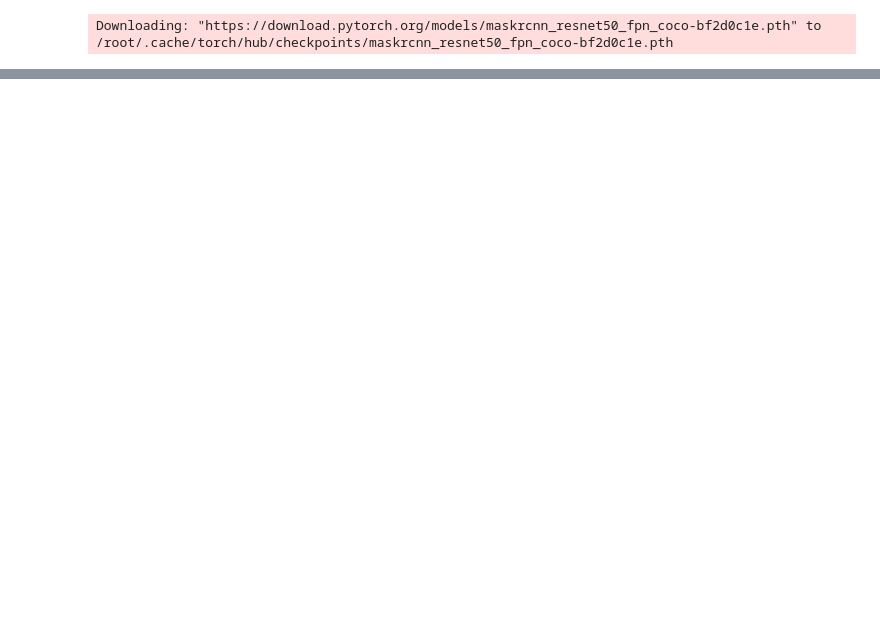
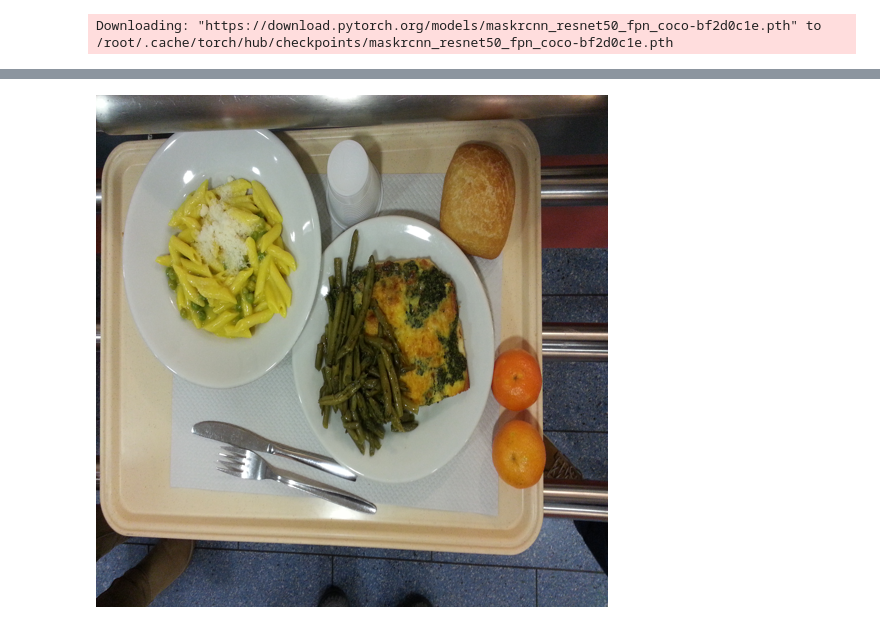
Before and after one commit to rraghuvaran/cohort2g5, a Jupyter notebook: cohort2g5_maskrcnn.ipynb, the cells around one changed output, grey strips where cells are left out. Drawn from its saved outputs; the diff is of its cells as text; code cells hidden in the pictures; blank space fills up the shorter version.

```diff
--- a/cohort2g5_maskrcnn.ipynb
+++ b/cohort2g5_maskrcnn.ipynb
@@ -153,6 +166,11 @@ class Unimib2016FoodDataset(torch.utils.data.Dataset):
         height = img.height
         width = img.width
         #print(height,width)
+        resized_height = 512
+        resized_width = 512
+        rimg = img.resize((resized_width,resized_height))
+        x_resize_factor = resized_width/width
+        y_resize_factor = resized_height/height
 
         boxes = []
         labels = []
@@ -168,23 +186,23 @@ class Unimib2016FoodDataset(torch.utils.data.Dataset):
             # get bounding box coordinates for each object
             bx_list_str = row.bounding_box
             res = np.array(bx_list_str.strip('][').split(', ')).reshape((4, 2)).T.astype(float)
-            xmin = np.min(res[0])
-            xmax = np.max(res[0])
-            ymin = np.min(res[1])
-            ymax = np.max(res[1])
+            xmin = np.min(res[0]) * x_resize_factor
+            xmax = np.max(res[0]) * x_resize_factor
+            ymin = np.min(res[1]) * y_resize_factor
+            ymax = np.max(res[1]) * y_resize_factor
             area = (xmax - xmin) * (ymax - ymin)
             boxes.append([xmin, ymin, xmax, ymax])
-            labels.append(row.item_label_id)
+            labels.append(row.item_class_id + 1)
             areas.append(area)
 
             px_list_str = row.boundary_points
             px_array = np.array(px_list_str.strip('][').split(', ')).reshape((-1,2)).T.astype(int)
             #print(px_array)
-            mask_img = np.zeros((height, width), dtype=np.uint8)
-            c = px_array[0]
-            r = px_array[1]
+            mask_img = np.zeros((resized_height , resized_width), dtype=np.uint8)
+            c = np.clip(px_array[0] * y_resize_factor, None, resized_height - 1)
+            r = np.clip(px_array[1] * x_resize_factor, None, resized_width - 1)
             rr, cc = polygon(r, c)
-            print(type(mask_img))
+            #print(type(mask_img))
             mask_img[rr, cc] = 1
             masks.append(mask_img)
 
@@ -202,12 +220,12 @@ class Unimib2016FoodDataset(torch.utils.data.Dataset):
         target["boxes"] = boxes
         target["labels"] = labels
         target["image_id"] = image_id
-        target["areas"] = areas
+        target["area"] = areas
         target["iscrowd"] = iscrowd
         target["masks"] = masks
 
         if self.transforms is not None:
-            img, target = self.transforms(img, target)
+            img, target = self.transforms(rimg, target)
 
         #print(f"Img: {img} {type(img)} Target: {target}")
         return img, target
@@ -329,9 +354,12 @@ import transforms as T
 def get_transform(train):
     transforms = []
     # converts the image, a PIL image, into a PyTorch Tensor
-    transforms.append(T.ToTensor())
+    transforms.append(T.PILToTensor())
+    transforms.append(T.ConvertImageDtype(torch.float32))
+    """
     if train:
         # during training, randomly flip the training images
         # and ground-truth for data augmentation
         transforms.append(T.RandomHorizontalFlip(0.5))
+    """
     return T.Compose(transforms)
@@ -444,0 +436,7 @@ IndexError: ignored
+# %%
+# pick one image from the test set
+img, target = dataset_test[2]
+# put the model in evaluation mode
+model.eval()
+with torch.no_grad():
+    prediction = model([img.to(device)])
@@ -444,0 +483,4 @@ IndexError: ignored
+# %%
+Image.fromarray(img.mul(255).permute(1, 2, 0).byte().numpy())
+# %% [output]
+[figure, added]
```
Also changed, not shown: parts of 32 cells of this notebook.
